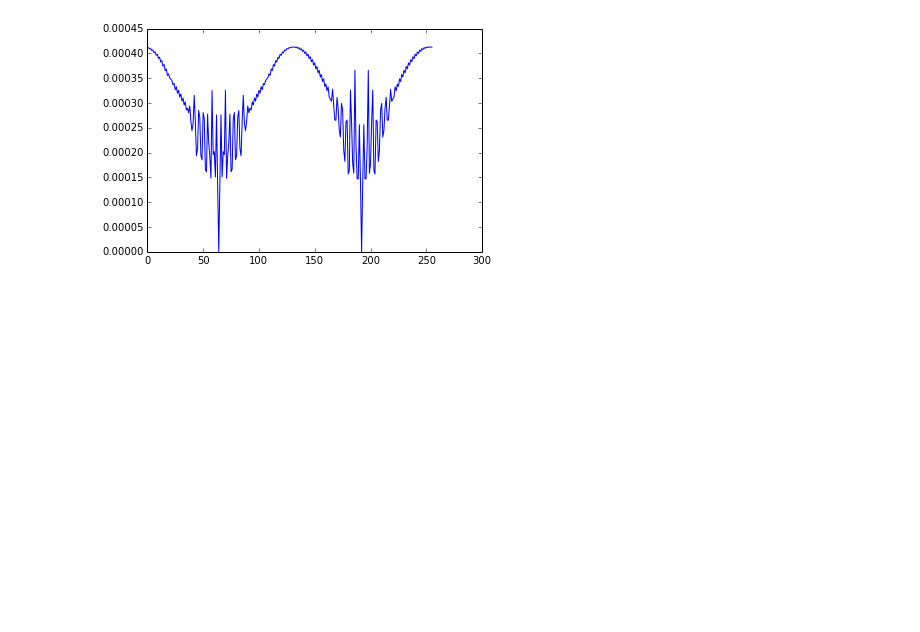
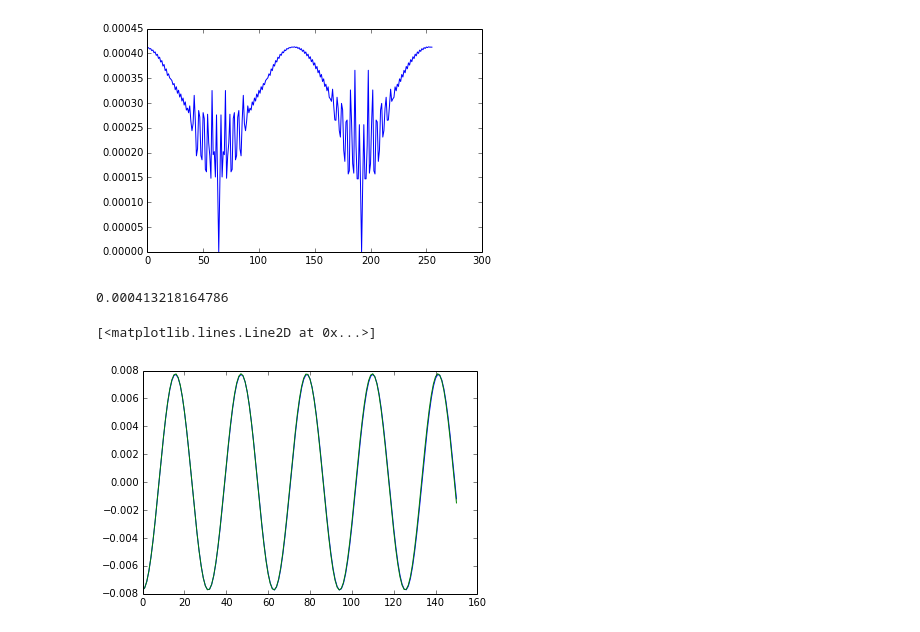
Before and after one commit to shigh/pyes1, a Jupyter notebook: 1d2v-wave.ipynb, the cells around one changed output. Drawn from its saved outputs; the diff is of its cells as text; code cells hidden in the pictures; blank space fills up the shorter version.

```diff
--- a/1d2v-wave.ipynb
+++ b/1d2v-wave.ipynb
@@ -37,6 +37,20 @@ plt.plot(errors)
 # %% [output]
 [<matplotlib.lines.Line2D at 0x...>]
 [figure]
+# %%
+xt = pw.delta_x()
+t_vals = np.linspace(0, pw.dt*pw.nt, pw.nt+1)
+base   = np.cos(pw.wp*t_vals)
+expected = np.outer(base, xt[0])
+print norm(expected - xt)
+
+i = 100
+plt.plot(expected[:, i])
+plt.plot(xt[:, i])
+# %% [output]
+0.000413218164786
+[<matplotlib.lines.Line2D at 0x...>]
+[figure, added]
 # %%
 if False:
     fig = plt.figure()
```
Also changed, not shown: 1 other file.
